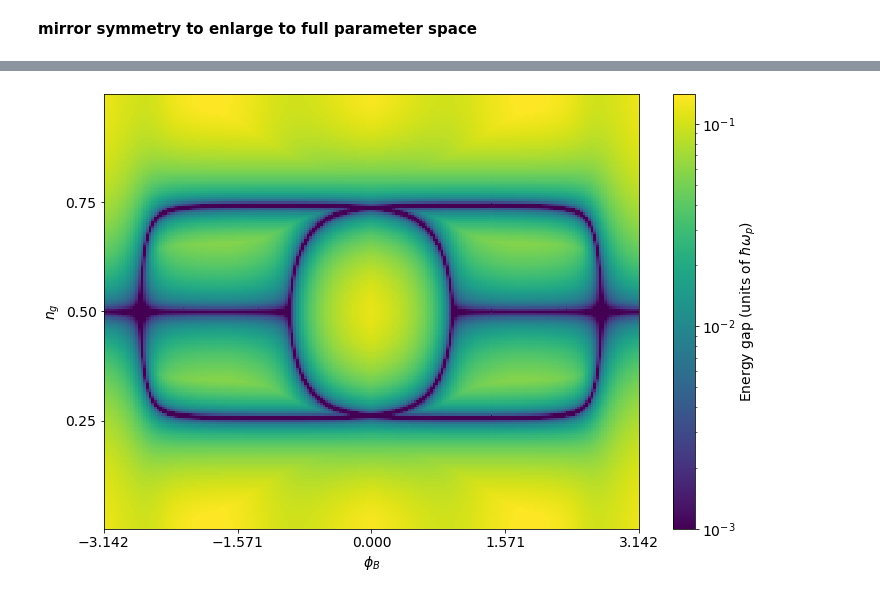
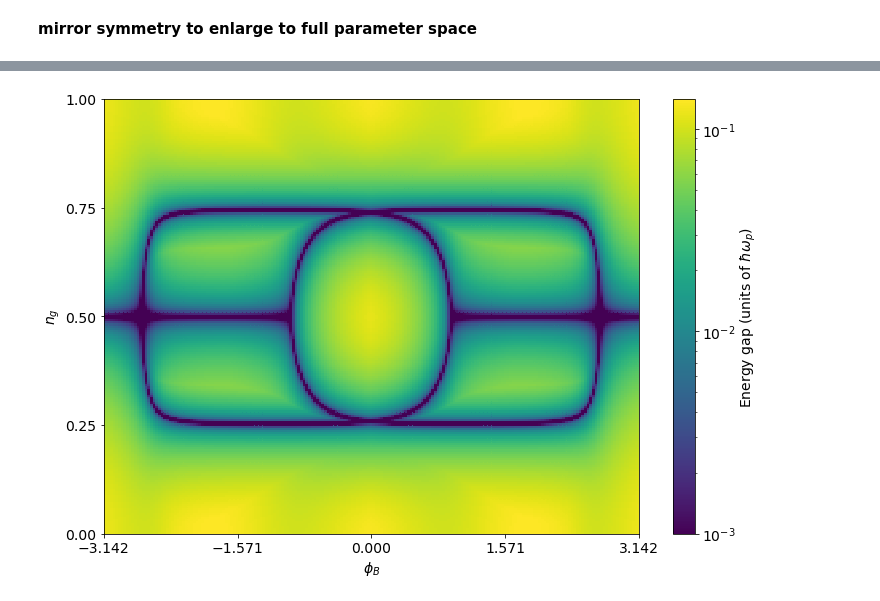
Before and after one commit to FluxQuantumLab/JHD-paper-zenodo, a Jupyter notebook: fig5.ipynb, the cells around one changed output, grey strips where cells are left out. Drawn from its saved outputs; the diff is of its cells as text; code cells hidden in the pictures.

Commit message:
update fig5.ipynb: double pixel for unfold in symmetric fashion

```diff
--- a/fig5.ipynb
+++ b/fig5.ipynb
@@ -120,2 +106,36 @@ def unfold(phiBlist,nglist,deg_gap):
+# %%
+def unfold(phiBlist,nglist,deg_gap):
+    ##### first let's double phiB resolution, and remove first ng point (which is zero) ####
+    print('initial degen shape is ',np.shape(deg_gap))
+    #double phiB size
+    phiBlist=np.linspace(phiBlist[0],phiBlist[-1],2*len(phiBlist)-1)
+    #shift half interval so that phiB[i] is center of interval i
+    phiBlist=phiBlist[:-1]+0.5*(phiBlist[1]-phiBlist[0])
+
+    #double phiB resolution for deg_gap (minus two points at extremities) and remove one ng point (first one is zero)
+    deg_gap_double=np.empty([2*len(deg_gap)-2,len(deg_gap)-1])
+    #extremities counted once
+    deg_gap_double[0]=deg_gap[0,1:]
+    deg_gap_double[-1]=deg_gap[-1,1:]
+    #other phiB points doubled with same value
+    for i in range(1,len(deg_gap)-1):
+        deg_gap_double[2*i-1]=deg_gap[i,1:]
+        deg_gap_double[2*i]=deg_gap[i,1:]
+    print('shape after doubling phiB resolution is ',np.shape(deg_gap_double))
+    deg_gap=deg_gap_double
+
+    #### now unfold in both direction to cover whole parameter space ####
+    #new nglist: remove last element, then shift everything by half step (so now elem i corresponds to middle of interval i)
+    nglist_=np.linspace(0,1,2*len(nglist)-1)[:-1]
+    nglist_=nglist_+0.5*(nglist_[1]-nglist_[0])
+    #new phiBlist:
+    phiBlist_=np.concatenate((-phiBlist[::-1],phiBlist))
+
+    # unfold for negative phiB
+    deg_gap=np.concatenate((deg_gap[::-1],deg_gap),0)
+    # unfold for ng>0.5
+    deg_gap=np.concatenate((deg_gap,deg_gap[:,::-1]),1)
+    print('final deg_gap shape is ',np.shape(deg_gap))
+    return phiBlist_,nglist_,deg_gap
 # %%
 phiBlist_, nglist_, deg_gap_=unfold(phiBlist,nglist,deg_gap)
@@ -122,17 +146,17 @@ phiBlist_, nglist_, deg_gap_=unfold(phiBlist,nglist,deg_gap)
 # %%
 plt.close('all')
 fig=plt.figure(figsize=(12,8))
 plt.rcParams.update({'font.size': 14})
 
 X,Y = np.meshgrid(phiBlist_,nglist_,indexing='ij')  ### NEED indexing='ij' SO THAT MESHGRID DOES NOT INVERT X AND Y
 
-plt.pcolormesh(X,Y,deg_gap_[:,1:]/np.sqrt(2), shading='nearest', norm=colors.LogNorm(vmin=1e-3), cmap='viridis') #divide by sqrt(2)=hbar omega_p
+plt.pcolormesh(X,Y,deg_gap_/np.sqrt(2), shading='nearest', norm=colors.LogNorm(vmin=1e-3), cmap='viridis') #divide by sqrt(2)=hbar omega_p
 plt.colorbar(label='Energy gap (units of $\hbar \omega_p$)')
 plt.xlabel('$\phi_B$')
 plt.ylabel('$n_g$')
 plt.xticks(np.arange(-np.pi,1.5*np.pi,0.5*np.pi))
-plt.yticks(np.arange(0.25,1,0.25))
+plt.yticks(np.arange(0,1.25,0.25))
 
 plt.show()
 # %% [output]
-[figure, old version]
+[figure, new version]
```
Also changed, not shown: parts of 2 cells of this notebook.
